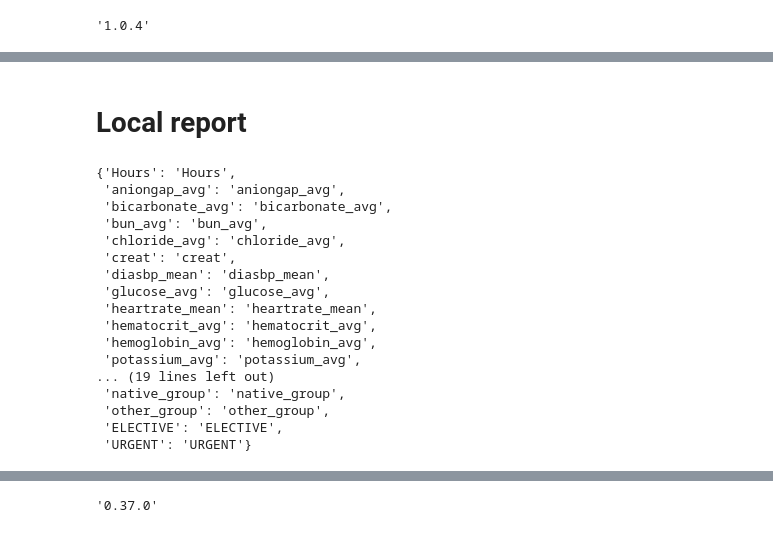
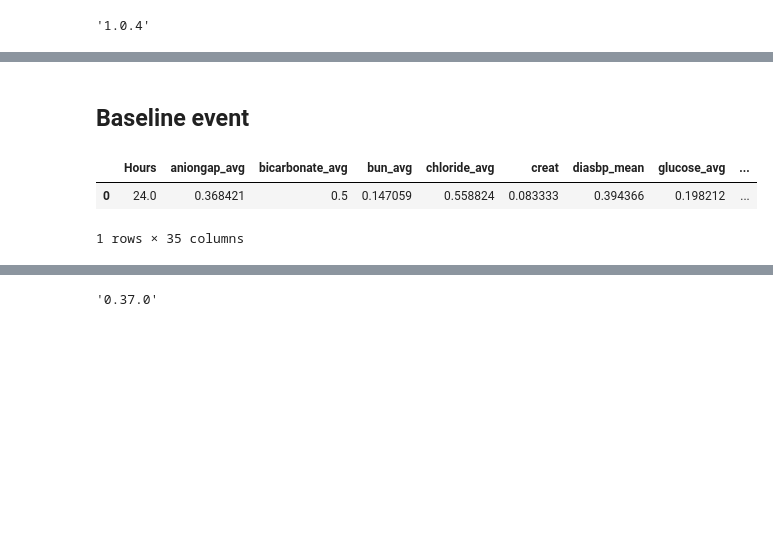
Before and after one commit to charicf/DoctorDisease2.0_AKI, a Jupyter notebook: ml_model/Explainability.ipynb, the cells around one changed output, grey strips where cells are left out. Cells and saved outputs as stored; diff of their text form; code cells hidden in the pictures; blank space fills up the shorter version.

```diff
--- a/ml_model/Explainability.ipynb
+++ b/ml_model/Explainability.ipynb
@@ -323,0 +336,4 @@ df_testdata.columns.to_list()
+# %%
+model_features = test_dataset.features
+print(len(model_features))
+model_features
@@ -323,0 +412,3 @@ df_testdata.columns.to_list()
+# %%
+categorical_features = ['sedative','vasopressor','vent','F','M','white_group','ELECTIVE','URGENT','black_african_group','asian_group','hispanic_group','unknown_group','native_group','other_group']
+numerical_features = [model_features[i] for i in range(len(model_features)) if model_features[i] not in categorical_features]
@@ -323,0 +442,2 @@ df_testdata.columns.to_list()
+# %% [markdown]
+## Baseline event
@@ -324,29 +509,12 @@ df_testdata.columns.to_list()
 # %%
-from timeshap.utils import calc_avg_event
-average_event = calc_avg_event(df_testdata, numerical_feats=test_dataset.features, categorical_feats=[])
+# from timeshap.utils import calc_avg_event
+average_event = calc_avg_event(df_testdata, numerical_feats=numerical_features, categorical_feats=categorical_features, model_features=model_features)
-# %% [markdown]
-# Local report
+# %%
+average_event
+# %% [output]
+|  | Hours | aniongap_avg | bicarbonate_avg | bun_avg | chloride_avg | creat | diasbp_mean | glucose_avg | ... |
+| 0 | 24.0 | 0.368421 | 0.5 | 0.147059 | 0.558824 | 0.083333 | 0.394366 | 0.198212 | ... |
+1 rows × 35 columns
 # %%
 id_instance = 0
 single_instance = df_testdata[df_testdata['instance'] == id_instance]
-# %%
-feat_dict = {feat: feat for feat in test_dataset.features}
-feat_dict
-# %% [output]
-{'Hours': 'Hours',
- 'aniongap_avg': 'aniongap_avg',
- 'bicarbonate_avg': 'bicarbonate_avg',
- 'bun_avg': 'bun_avg',
- 'chloride_avg': 'chloride_avg',
- 'creat': 'creat',
- 'diasbp_mean': 'diasbp_mean',
- 'glucose_avg': 'glucose_avg',
- 'heartrate_mean': 'heartrate_mean',
- 'hematocrit_avg': 'hematocrit_avg',
- 'hemoglobin_avg': 'hemoglobin_avg',
- 'potassium_avg': 'potassium_avg',
-... (19 lines left out)
- 'native_group': 'native_group',
- 'other_group': 'other_group',
- 'ELECTIVE': 'ELECTIVE',
- 'URGENT': 'URGENT'}
```
Also changed, not shown: parts of 37 cells of this notebook.
